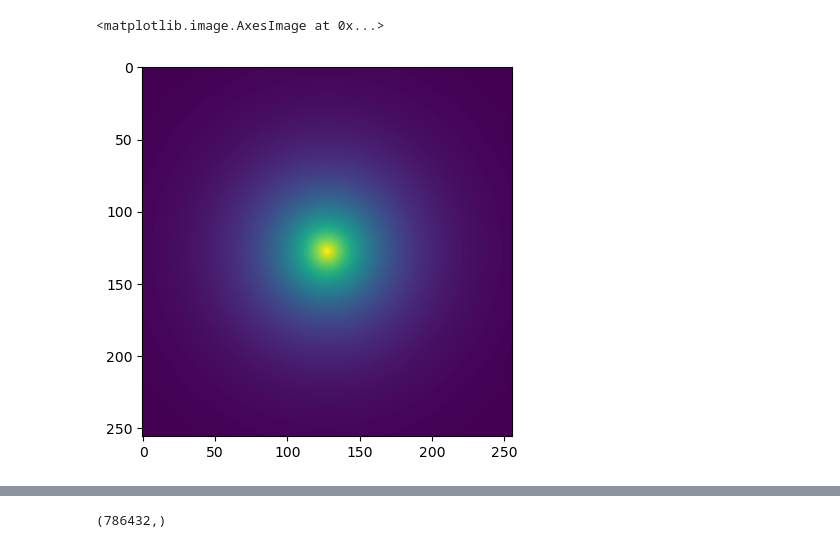
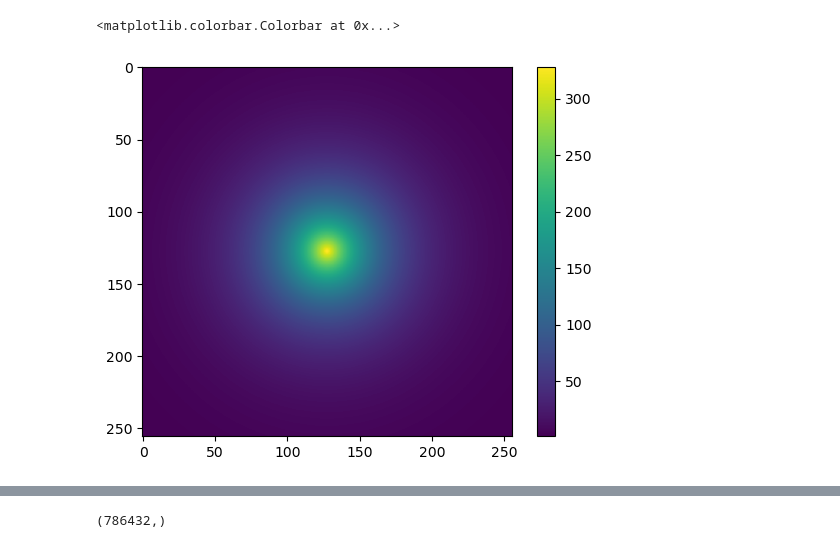
Before and after one commit to dkn16/Synax, a Jupyter notebook: examples/emiss_calc.ipynb, the cells around one changed output, grey strips where cells are left out. Drawn from its saved outputs; the diff is of its cells as text; code cells hidden in the pictures.

```diff
--- a/examples/emiss_calc.ipynb
+++ b/examples/emiss_calc.ipynb
@@ -21,8 +24,9 @@ C_field = jax.random.normal(C_key,(512,512,256),)
 # %%
 @jax.jit
-def C_page(x:float,y:float,z:float,C0:float = 6.4e-5,hr:float=5,hd:float=1):
+def C_page(x:float,y:float,z:float,C0:float = 1.,hr:float=5,hd:float=1):
     return C0*jnp.exp(-jnp.sqrt(x**2+y**2)/hr)/jnp.cosh(z/hd)**2
 
+C_earth = C_page(-8.3,0,0.06)
 C_page_vmap = jax.vmap(lambda x,y,z:C_page(x,y,z))
 
 '''def B_page(x:float,y:float,z:float,B0:float = 4.,chi0:float = 0.43633232,psi0:float = 0.47123888,psi1:float=0.01570796,hphi:float=8,hchi:float=1):
@@ -40,6 +45,6 @@ zs = jnp.linspace(-5,5,64)
 coords = jnp.meshgrid(xs,ys,zs)
 # %%
 %%time
-C_field = C_page_vmap(coords[0].reshape(-1),coords[1].reshape(-1),coords[2].reshape(-1))
+C_field = C_page_vmap(coords[0].reshape(-1),coords[1].reshape(-1),coords[2].reshape(-1))*6.4e1/C_earth
 C_field = C_field.reshape((256,256,64))
 # %% [output]
@@ -48,8 +53,9 @@ Wall time: 91.5 ms
 # %%
 plt.imshow(C_field[:,:,32])
+plt.colorbar()
 # %% [output]
-<matplotlib.image.AxesImage at 0x...>
+<matplotlib.colorbar.Colorbar at 0x...>
-[figure, old version]
+[figure, new version]
 # %%
 dtype = np.float64  # 32-bit floating point
 
```
Also changed, not shown: parts of 23 cells of this notebook, 1 other file.
